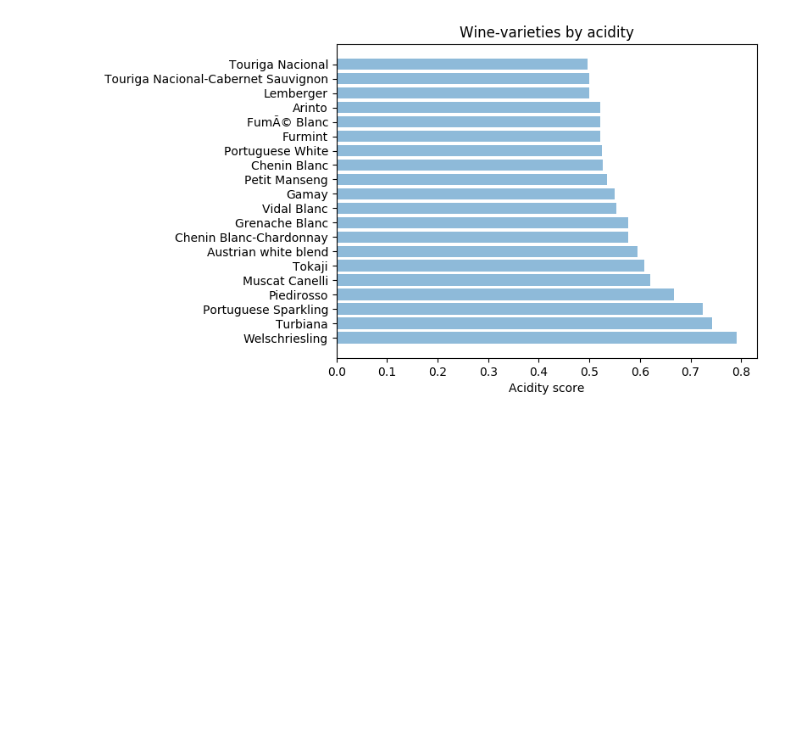
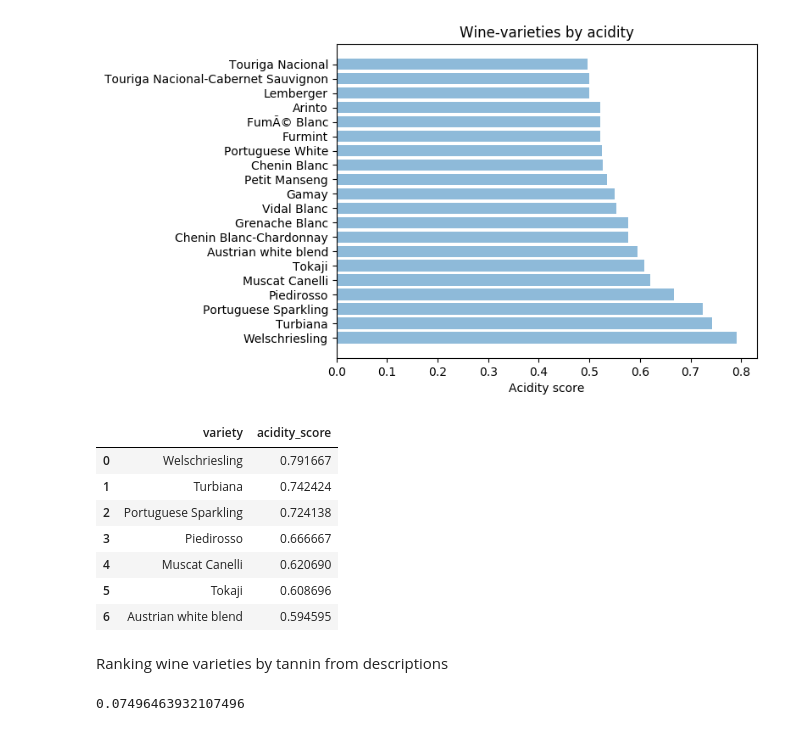
Before and after one commit to pavlafuxova/TFM, a Jupyter notebook: ranking_varieties.ipynb, the cells around one changed output. Drawn from its saved outputs; the diff is of its cells as text; code cells hidden in the pictures; blank space fills up the shorter version.

```diff
--- a/ranking_varieties.ipynb
+++ b/ranking_varieties.ipynb
@@ -196,3 +196,16 @@ plt.title('Wine-varieties by acidity')
 plt.show()
 # %% [output]
 [figure]
+# %%
+df_acidity.head(7)
+# %% [output]
+|  | variety | acidity_score |
+| 0 | Welschriesling | 0.791667 |
+| 1 | Turbiana | 0.742424 |
+| 2 | Portuguese Sparkling | 0.724138 |
+| 3 | Piedirosso | 0.666667 |
+| 4 | Muscat Canelli | 0.620690 |
+| 5 | Tokaji | 0.608696 |
+| 6 | Austrian white blend | 0.594595 |
+# %% [markdown]
+Ranking wine varieties by tannin from descriptions
@@ -198,0 +222,4 @@ plt.show()
+# %%
+tannin_score(porto.description)
+# %% [output]
+0.07496463932107496
```
Also changed, not shown: parts of 5 cells of this notebook.
